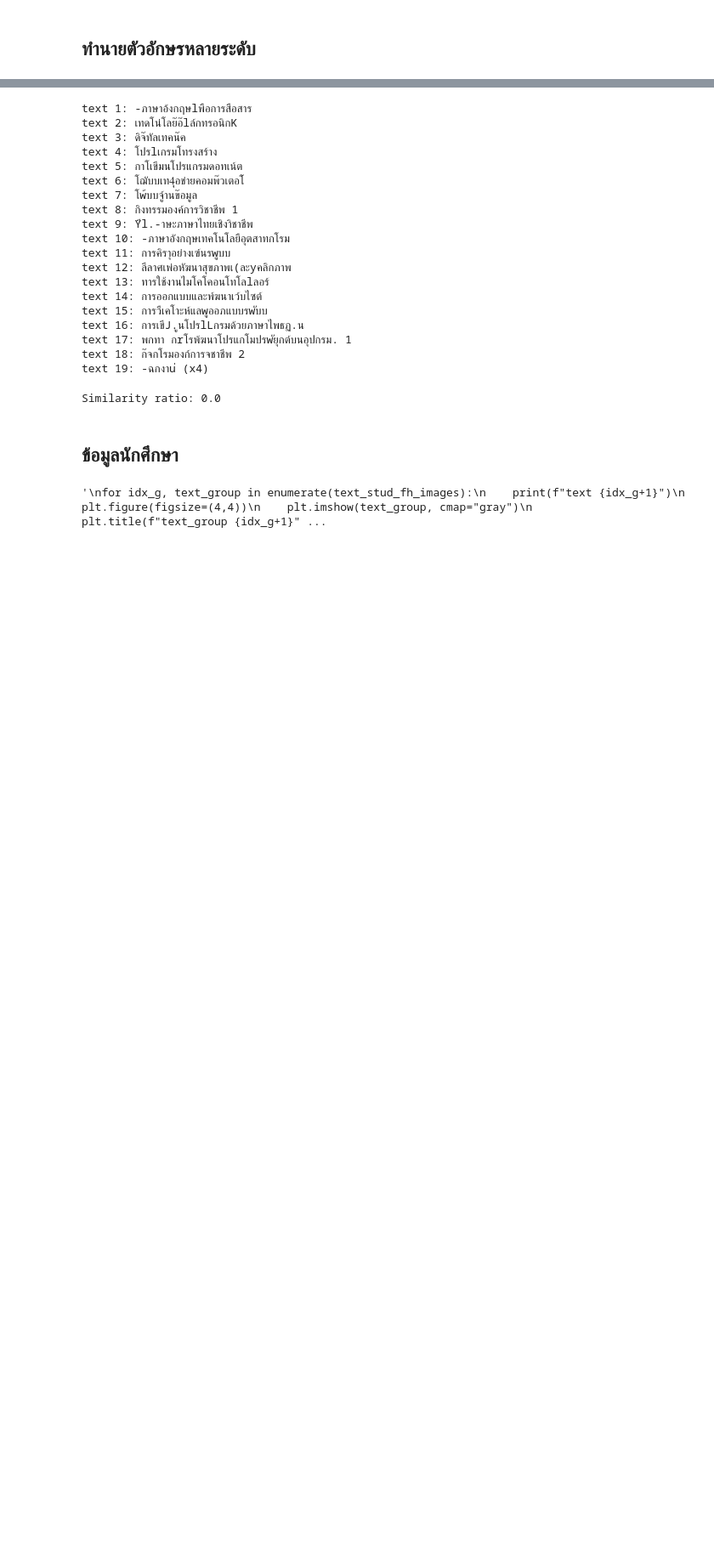
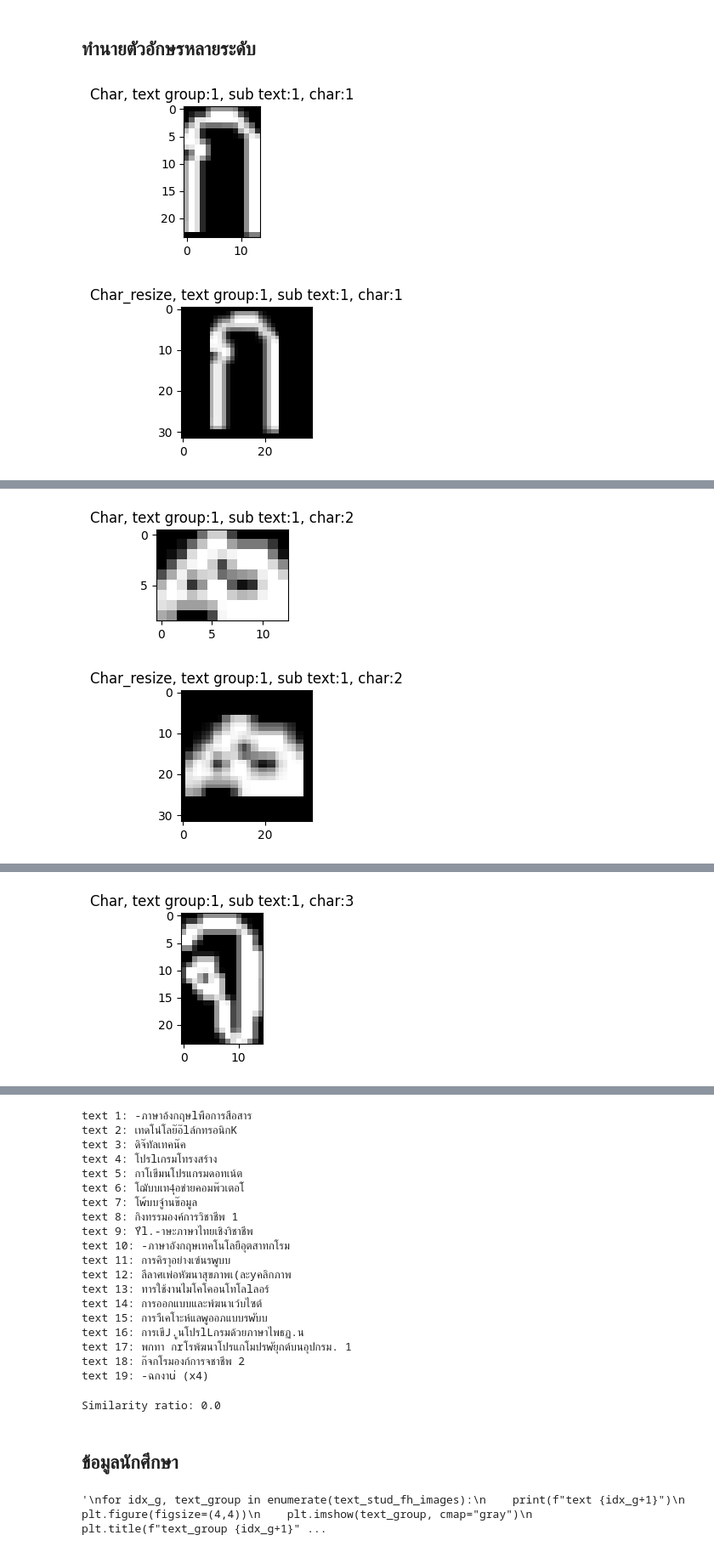
Before and after one commit to kunimpan/ocr-engine-python, a Jupyter notebook: scripts/ocr_transcripts_V6_TN.ipynb, the cells around one changed output, grey strips where cells are left out. Shown at 85% size. Drawn from its saved outputs; the diff is of its cells as text; code cells hidden in the pictures; blank space fills up the shorter version.

```diff
--- a/scripts/ocr_transcripts_V6_TN.ipynb
+++ b/scripts/ocr_transcripts_V6_TN.ipynb
@@ -1295,7 +1313,7 @@ char_level_labels = {
     0: char_level_0_label,
     1: char_level_1_label,
     2: char_level_2_label,
-    3: char_level_3_label,
+    #3: char_level_3_label,
 }
 
 def resize_with_min_padding(image, desired_size, min_padding):
@@ -1335,7 +1353,6 @@ def resize_with_min_padding(image, desired_size, min_padding):
 
 def predict_text_multi_level(text_group_char):
 
-
     # กำหนดขนาด Input ของโมเดล
     input_size = 32  # ขนาด 32x32
     text_block = []
@@ -1352,7 +1369,8 @@ def predict_text_multi_level(text_group_char):
 
                 plt.figure(figsize=(2, 2))
                 plt.imshow(char_image, cmap="gray")
-                plt.title(f"Char, text group:{idx_g+1}, sub text:{idx_s+1}, char:{idx_c+1}, level: {char_level}")
+                #plt.title(f"Char, text group:{idx_g+1}, sub text:{idx_s+1}, char:{idx_c+1}, level: {char_level}")
+                plt.title(f"Char, text group:{idx_g+1}, sub text:{idx_s+1}, char:{idx_c+1}")
                 plt.show()
 
 
@@ -1364,10 +1382,10 @@ def predict_text_multi_level(text_group_char):
                     # เพิ่ม Padding และปรับขนาดภาพ
                     padded_img = resize_with_min_padding(char_image, input_size, min_padding=1)
 
-
                     plt.figure(figsize=(2, 2))
                     plt.imshow(padded_img, cmap="gray")
-                    plt.title(f"Char_resize, text group:{idx_g+1}, sub text:{idx_s+1}, char:{idx_c+1}, level: {char_level}")
+                    #plt.title(f"Char_resize, text group:{idx_g+1}, sub text:{idx_s+1}, char:{idx_c+1}, level: {char_level}")
+                    plt.title(f"Char_resize, text group:{idx_g+1}, sub text:{idx_s+1}, char:{idx_c+1}")
                     plt.show()
 
 
@@ -1377,31 +1395,34 @@ def predict_text_multi_level(text_group_char):
                     if len(normalized_img.shape) == 2:  # หากภาพเป็น Grayscale (2D)
                         normalized_img = np.expand_dims(normalized_img, axis=-1)
                         processed_image = np.expand_dims(normalized_img, axis=0)  # เพิ่ม Batch Dimension
 
                         if char_level in models:
                             prediction = models[char_level].predict(processed_image)
                             predicted_class = np.argmax(prediction)
                             confidence_score = np.max(prediction)
 
                             class_level = char_level_labels[char_level]
                             predicted_letter = class_level[predicted_class]
                         else:
                             print("level ไม่ตรง")
                             prediction = models[2].predict(processed_image)
                             predicted_class = np.argmax(prediction)
                             confidence_score = np.max(prediction)
 
                             class_level = char_level_labels[2]
                             predicted_letter = class_level[predicted_class]
 
                         sub_text_result += predicted_letter
             sub_text_result += " "
             text_result += sub_text_result
             text_result_post = Rule_Based_Post_Processing(text_result)
         text_block.append(text_result_post)
 
     print("ประมวลผลเสร็จสิ้น")
     return text_block
 
-text_box_subject_name = predict_text_multi_level(text_group_char_subject_name[:1])
+text_box_subject_name = predict_text_multi_level(text_group_char_subject_name[17:18])
 #text_box_subject_name_2 = predict_text_multi_level(text_group_char_subject_name_2[:])
+# %% [output]
+[figure, added]
+[figure, added]
@@ -1407,0 +1430,2 @@ text_box_subject_name = predict_text_multi_level(text_group_char_subject_name[:1
+[figure, added]
+[figure, added]
@@ -1407,0 +1433 @@ text_box_subject_name = predict_text_multi_level(text_group_char_subject_name[:1
+[figure, added]
```
Also changed, not shown: parts of 5 cells of this notebook, 9 other files.
